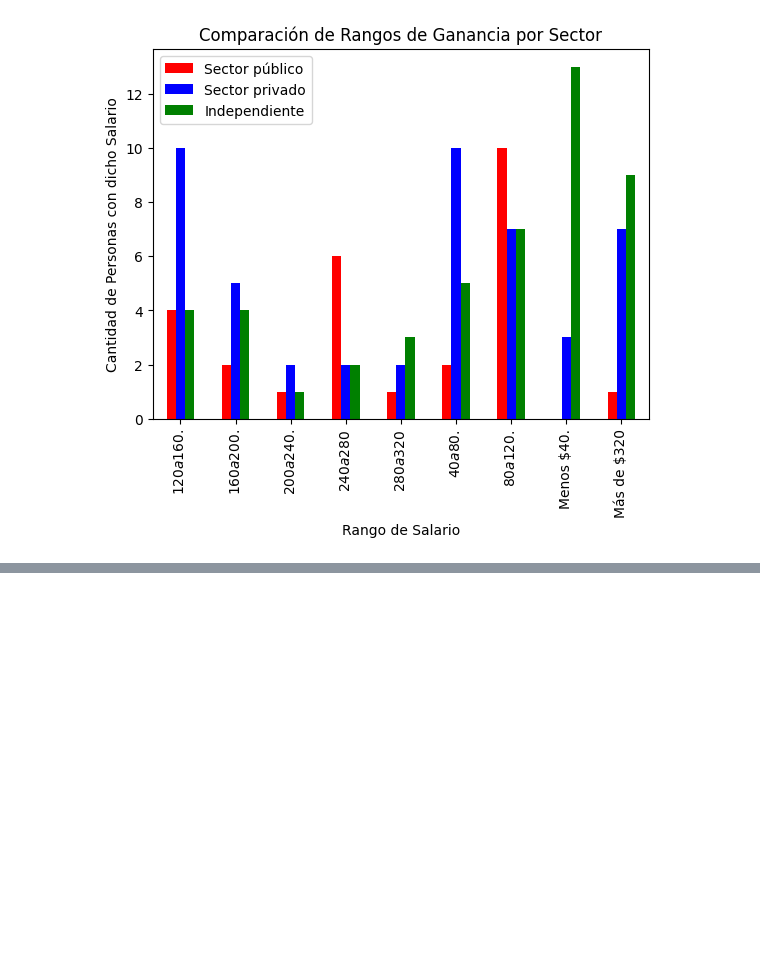
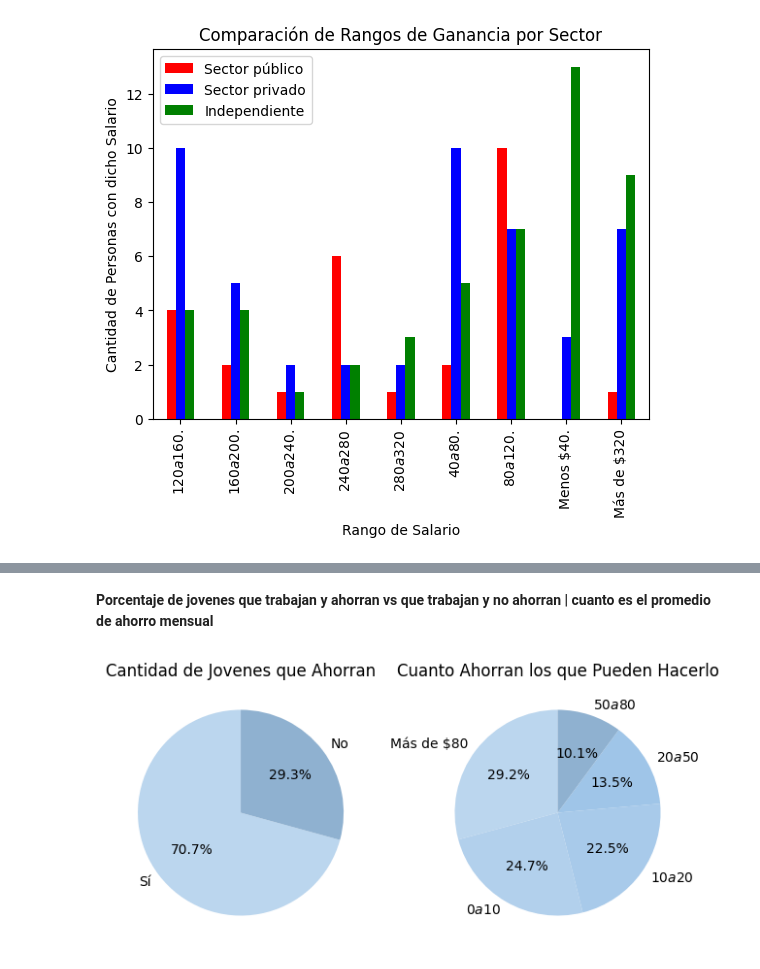
Before and after one commit to manumaldonado/Proyecto-Samsung, a Jupyter notebook: clean_data.ipynb, the cells around one changed output, grey strips where cells are left out. Cells and saved outputs as stored; diff of their text form; code cells hidden in the pictures; blank space fills up the shorter version.

```diff
--- a/clean_data.ipynb
+++ b/clean_data.ipynb
@@ -325,0 +391,18 @@ plt.show()
+# %% [markdown]
+**Porcentaje de jovenes que trabajan y ahorran vs que trabajan y no ahorran | cuanto es el promedio de ahorro mensual**
+# %%
+plt.subplot(1,2,1)
+conteo_ahorro = df_con_empleo["bool_ahorro"].value_counts()
+plt.pie(conteo_ahorro, labels=conteo_ahorro.index, colors=["#BBD6EE", "#8FB1D0"], autopct="%1.1f%%", startangle=90)
+plt.title("Cantidad de Jovenes que Ahorran")
+
+plt.subplot(1,2,2)
+rango_ahorro = df_con_empleo[df_con_empleo["rango_ahorro"] != "$0"]
+rango_ahorro = rango_ahorro["rango_ahorro"].value_counts()
+plt.pie(rango_ahorro, labels=rango_ahorro.index, colors=["#BBD6EE", "#B2D0EC", "#A8CAEA", "#9FC5E8", "#8FB1D0"], autopct="%1.1f%%", startangle=90)
+plt.title("Cuanto Ahorran los que Pueden Hacerlo")
+
+plt.tight_layout()
+plt.show()
+# %% [output]
+[figure, added]
```
Also changed, not shown: parts of 19 cells of this notebook, 1 other file.
